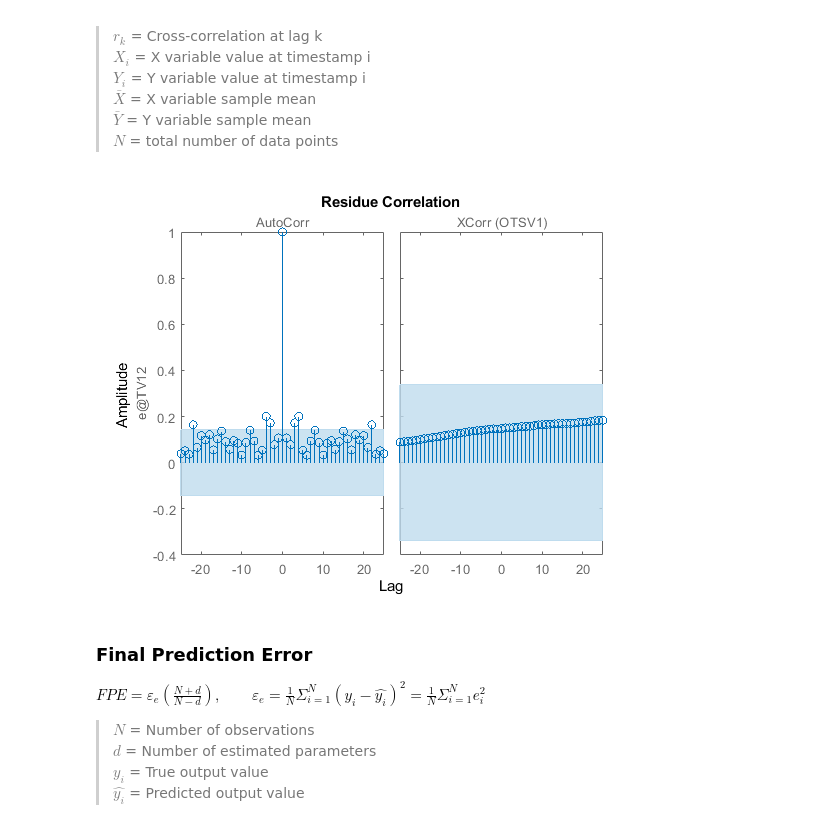
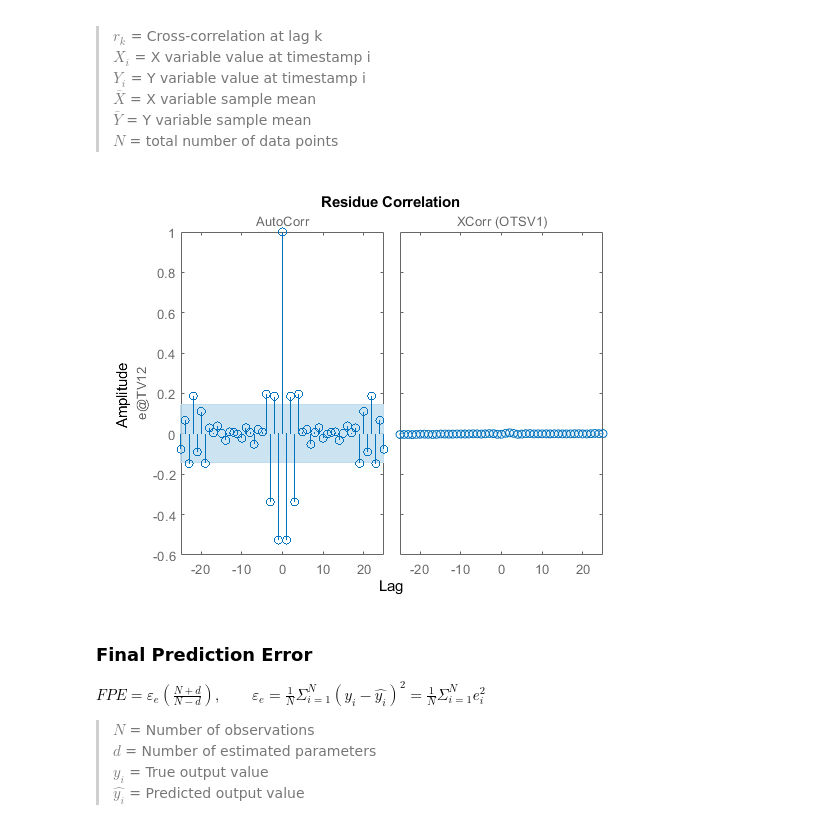
Before and after one commit to JeremyKTH/Gearbox-Oil-Conditioning-System, a Jupyter notebook: SI_1.ipynb, the cells around one changed output. Cells and saved outputs as stored; diff of their text form; code cells hidden in the pictures.

```diff
--- a/SI_1.ipynb
+++ b/SI_1.ipynb
@@ -68,0 +36,23 @@ ans =
+# %%
+Ts = 10;   % 2ms
+# %%
+%% Training Data
+data_train = iddata(y_train, u_train, Ts);
+
+data_train.Name = 'mini_batch_train';
+data_train.TimeUnit = 'seconds';
+
+data_train.InputName = 'OTSV1';   data_train.InputUnit = 'Percentage';
+data_train.OutputName = 'TV12';   data_train.OutputUnit = 'Celsius';
+
+%% Testing Data
+data_test = iddata(u_test, y_test, Ts);
+
+data_test.Name = 'mini_batch_test';
+data_test.TimeUnit = 'seconds';
+
+data_test.InputName = 'OTSV1';   data_test.InputUnit = 'Percentage';
+data_test.OutputName = 'TV12';   data_test.OutputUnit = 'Celsius';
+
+%% Print Data
+get(data_train)
@@ -635,7 +708,7 @@ sysBJ = bj(data, [nb nc nd nf nk]) ([link](https://se.mathworks.com/help/ident/r
 # %% [markdown]
 ### Set estimation options
 # %%
-opt = armaxOptions;
+opt = bjOptions;
 opt.Focus = 'prediction';
 opt.SearchOptions.MaxIterations = 100;
 opt.SearchOptions.Tolerance = 1e-5;
@@ -661,5 +717,11 @@ Order =
 # %% [markdown]
 ### Estimate ARX model
 # %%
-sysARX = arx(data_train, [2 5 1])
+nb = 2;
+nc = 2;
+nd = 2;
+nf = 2;
+nk = 1;
+
+sysBJ = bj(data_train, [nb nc nd nf nk], opt)
 # %% [output]
@@ -760,9 +818,9 @@ $r_k = \frac{\sum\limits_{i=1}^{N-k} (X_i-\bar{X})(Y_{i+k}-\bar{Y})}{\sqrt{\sum\
 > $\bar{Y}$ = Y variable sample mean  <br>
 > $N$ = total number of data points
 # %%
-resid(data_test,sysARX)
+resid(data_test, sysBJ)
 # %% [output]
-[figure, old version]
+[figure, new version]
 # %% [markdown]
 ### Final Prediction Error
 $FPE = \varepsilon_{e} (\frac{N+d}{N-d}), \qquad \varepsilon_{e} = \frac{1}{N} \Sigma_{i=1}^{N}(y_{i}-\hat{y_{i}})^2 = \frac{1}{N}\Sigma_{i=1}^{N}e_{i}^2$
```
Also changed, not shown: parts of 31 cells of this notebook.
